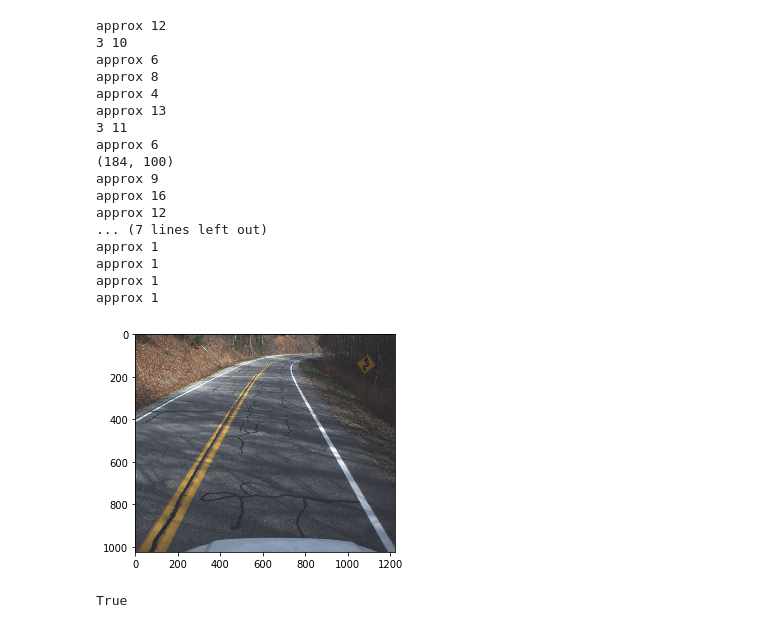
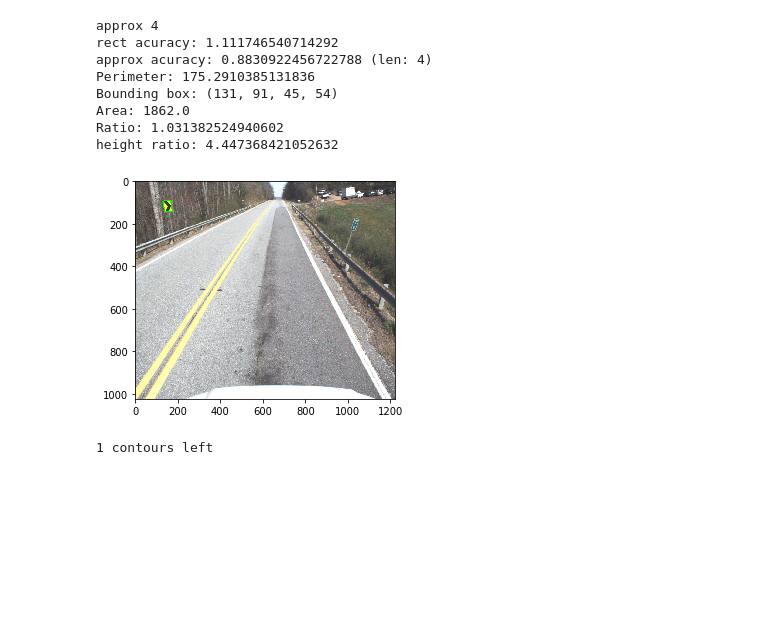
Before and after one commit to anliec/curve_sign_detection, a Jupyter notebook: test_filter.ipynb, the cells around one changed output. Saved outputs shown, nothing was run; the diff lists cells and outputs as text; code cells hidden in the pictures; blank space fills up the shorter version.

```diff
--- a/test_filter.ipynb
+++ b/test_filter.ipynb
@@ -13,8 +16,8 @@ import re
 from src.detector.color_model_filter import *
 # %%
 #im = cv2.imread("data/006.jpg")
-#file = "data/{:03d}.jpg".format(random.randint(1,404))
-file = "data/135.jpg"
+file = "data/{:03d}.jpg".format(random.randint(1,404))
+#file = "data/353.jpg"
 print(file)
 im = cv2.imread(file)
 im = im[30:, :, :]
@@ -62,7 +65,7 @@ pylab.show()
 # %%
 hue = im_hsv[:, :, 0]
 hue = cv2.GaussianBlur(im_hsv[:, :, 0], (3,3), 0)
-hue_mask = (hue < 35) & (hue > 10)
+hue_mask = (hue < 40) & (hue > 10)
 pylab.imshow(hue_mask, cmap=pylab.gray())
 pylab.show()
 cv2.imwrite("mask_hue.png", hue_mask * 255)
@@ -194,6 +230,6 @@ Perimeter: 22.485281229019165
 True
 # %%
-TWO_PI = 2 * math.pi
+TWO_PI = 2.0 * math.pi
 
 def get_not_convex_point(polygon):
     """Return True if the polynomial defined by the sequence of 2D
@@ -246,6 +282,7 @@ def get_not_convex_point(polygon):
         return neg_angle_list, pos_angle_list
 
 def split_signs(contour, non_convex_points):
+    print(non_convex_points)
     if 2 < len(non_convex_points) <= 4:
         min_dist = 8000
         clossest_points = None
@@ -255,7 +292,9 @@ def split_signs(contour, non_convex_points):
                 if min_dist > dist and len(contour) - 3 > abs(p1 - p2) > 3:
                     min_dist = dist
                     clossest_points = [p1, p2]
-                    print(p1, p2)
+        # if the convex points are to close to each other, it's probably false positive
+        if clossest_points is None:
+            return []
         non_convex_points = clossest_points
     elif len(non_convex_points) != 2:
         print("Contour with not exactly 2 non convex point ({} points) are not handled yet...".format(len(non_convex_points)))
@@ -277,60 +316,64 @@ def try_to_split_signs(contour):
 # %%
 def approximate_contours(contour_list, block_recution=False):
     approx_contours = []
     for c in contour_list:
         if len(c) == 0:
             continue
-        approx_c = cv2.approxPolyDP(c,0.013 * cv2.arcLength(c, True), True)
+        approx_c = cv2.approxPolyDP(c,0.017 * cv2.arcLength(c, True), True)
         print('approx', len(approx_c))
         #approx_contours.append(approx_c)
-        if len(approx_c) == 4:
+        if 4 <= len(approx_c) < 9:
+            # convert to a convex polynome
             cc = cv2.convexHull(c)
-            approx_c = cv2.approxPolyDP(cc,0.065 * cv2.arcLength(cc, True), True)
-            approx_contours.append(approx_c)
-        elif 4 < len(approx_c):
+            # approximate by reducing the number of line in polygone
+            approx_cc = cv2.approxPolyDP(cc,0.065 * cv2.arcLength(cc, True), True)
+            # approximate by taking the smallest possible rect enclosing the polygone
             rect = cv2.minAreaRect(approx_c)
+            # choose the one that have the best accuracy
             rect_area = rect[1][0] * rect[1][1]
-            if rect_area * 0.75 < cv2.contourArea(approx_c):
+            approx_cc_area = cv2.contourArea(approx_cc)
+            cc_area = cv2.contourArea(cc)
+            rect_acuracy = cc_area / rect_area
+            approx_accuracy = approx_cc_area / cc_area
+            print("rect acuracy:", rect_acuracy)
+            print("approx acuracy: {} (len: {})".format(approx_accuracy, len(approx_cc)))
+            if len(approx_cc) == 4 and ((approx_accuracy > 0.8 and not block_recution) or approx_accuracy > 0.9):
+                approx_contours.append(approx_cc)
+                continue
+            elif rect_acuracy > 0.75:
                 m = cv2.moments(c)
                 center = int(m['m10']/m['m00']), int(m['m01']/m['m00'])
-                print(center)
                 rect = (center, (rect[1][0] * 1, rect[1][1] * 1), rect[2])
                 box = cv2.boxPoints(rect)
                 box = np.int0(box).reshape((4, 1, 2))
                 approx_contours.append(box)
-            elif 14 > len(approx_c) > 6 and not block_recution:
+                continue
+        if 14 > len(approx_c) > 6 and not block_recution:
                 #probably two sign merged in one...
                 splitted_contours = try_to_split_signs(approx_c)
                 approx_contours += approximate_contours(splitted_contours, True)
     return approx_contours
 
 aprox_cnt = approximate_contours(filtered_contours)
-aprox_cnt = list(filter(approximate_contours, aprox_cnt))
+aprox_cnt = list(filter(lambda x: can_contour_be_sign(x, strict=True), aprox_cnt))
 
 imacf = cv2.drawContours(im_rgb.copy(), aprox_cnt, -1, (0,255,0), 3)
 pylab.imshow(imacf)
 pylab.show()
 cv2.imwrite("contoursfa.png", cv2.cvtColor(imacf, cv2.COLOR_RGB2BGR))
+
+print("{} contours left".format(len(aprox_cnt)))
 # %% [output]
-approx 12
-3 10
-approx 6
-approx 8
 approx 4
-approx 13
-3 11
-approx 6
-(184, 100)
-approx 9
-approx 16
-approx 12
-... (7 lines left out)
-approx 1
-approx 1
-approx 1
-approx 1
+rect acuracy: 1.111746540714292
+approx acuracy: 0.8830922456722788 (len: 4)
+Perimeter: 175.2910385131836
+Bounding box: (131, 91, 45, 54)
+Area: 1862.0
+Ratio: 1.031382524940602
+height ratio: 4.447368421052632
-[figure, old version]
+[figure, new version]
-True
+1 contours left
 # %%
 BOX_SIZE = 100
 pts_dst_anti_horaire = np.float32([[0, BOX_SIZE], [BOX_SIZE, BOX_SIZE], [BOX_SIZE, 0], [0, 0]])
```
Also changed, not shown: parts of 12 cells of this notebook, 4 other files.
